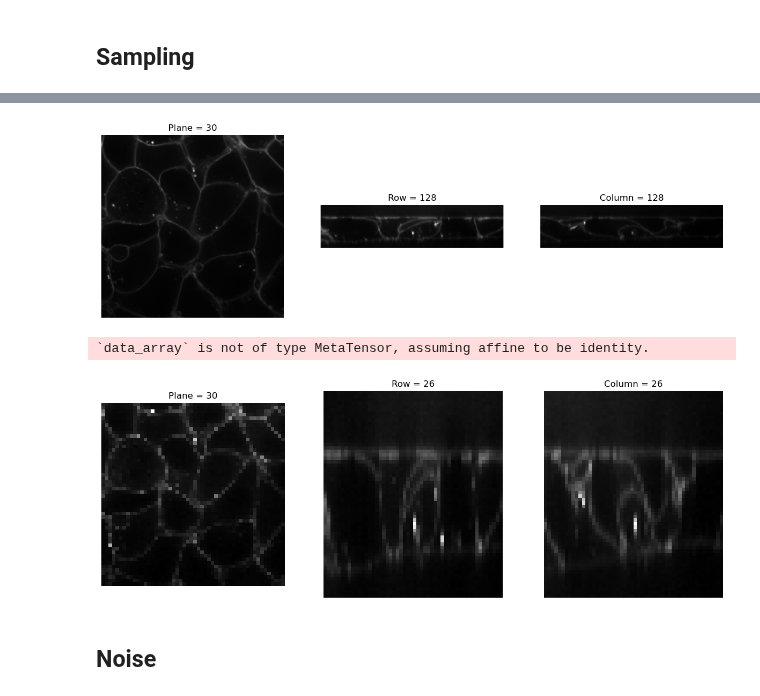
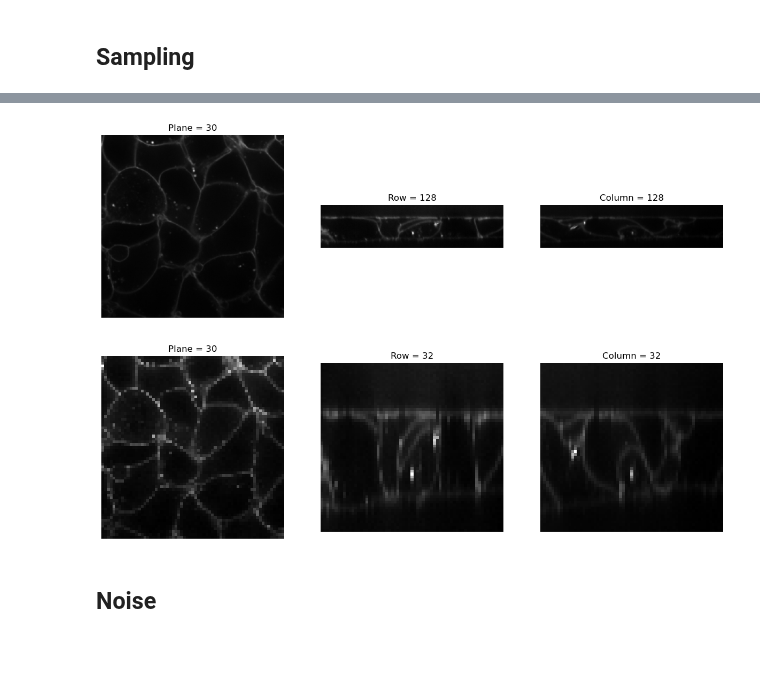
Before and after one commit to bmandracchia/bioMONAI, a Jupyter notebook: _proc/05_transforms.ipynb, the cells around one changed output, grey strips where cells are left out. Cells and saved outputs as stored; diff of their text form; code cells hidden in the pictures; blank space fills up the shorter version.

```diff
--- a/_proc/05_transforms.ipynb
+++ b/_proc/05_transforms.ipynb
@@ -36,15 +36,14 @@ Attributes:
 from bioMONAI.core import cells3d, img2Tensor
 from bioMONAI.visualize import visualize_slices
 # %%
-img = cells3d()[:,0]
+img = BioImageStack(img2Tensor(cells3d()[:,0]))
 visualize_slices(img, showlines=False)
 
-img2 = Resample(5)(img2Tensor(img))
+img2 = Resample(4)(img)
 visualize_slices(img2, showlines=False)
 # %% [output]
 [figure]
-`data_array` is not of type MetaTensor, assuming affine to be identity.
-[figure, old version]
+[figure, new version]
 # %% [markdown]
 ## Noise
 # %%
```
Also changed, not shown: parts of 15 cells of this notebook, 14 other files.
